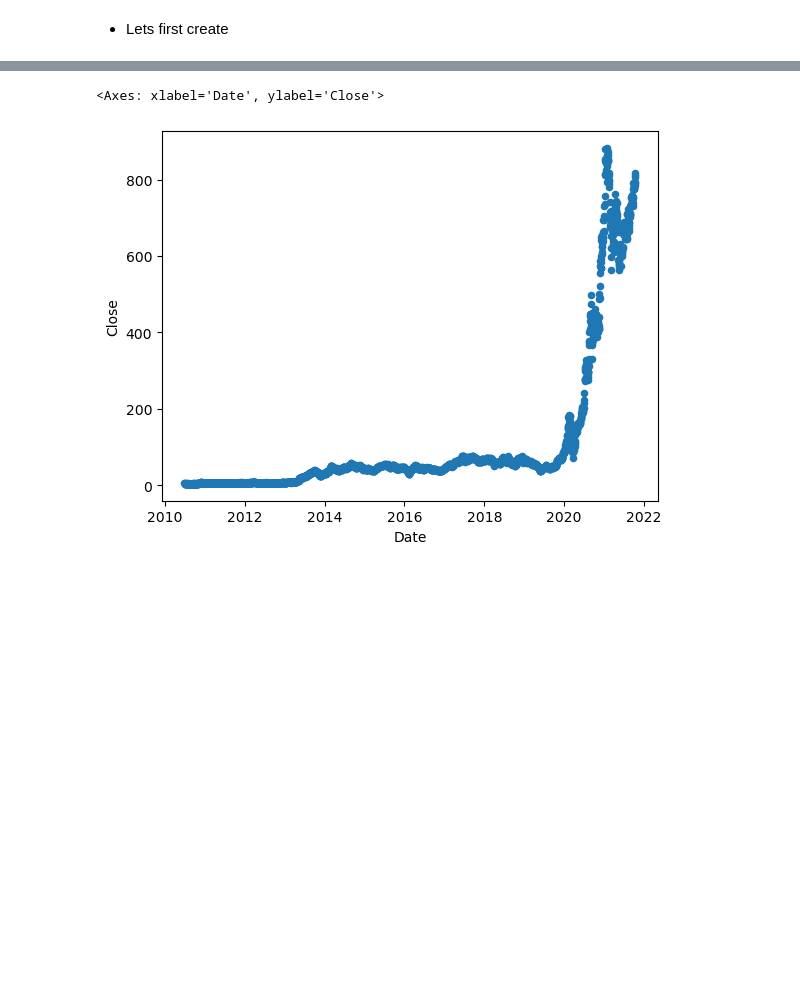
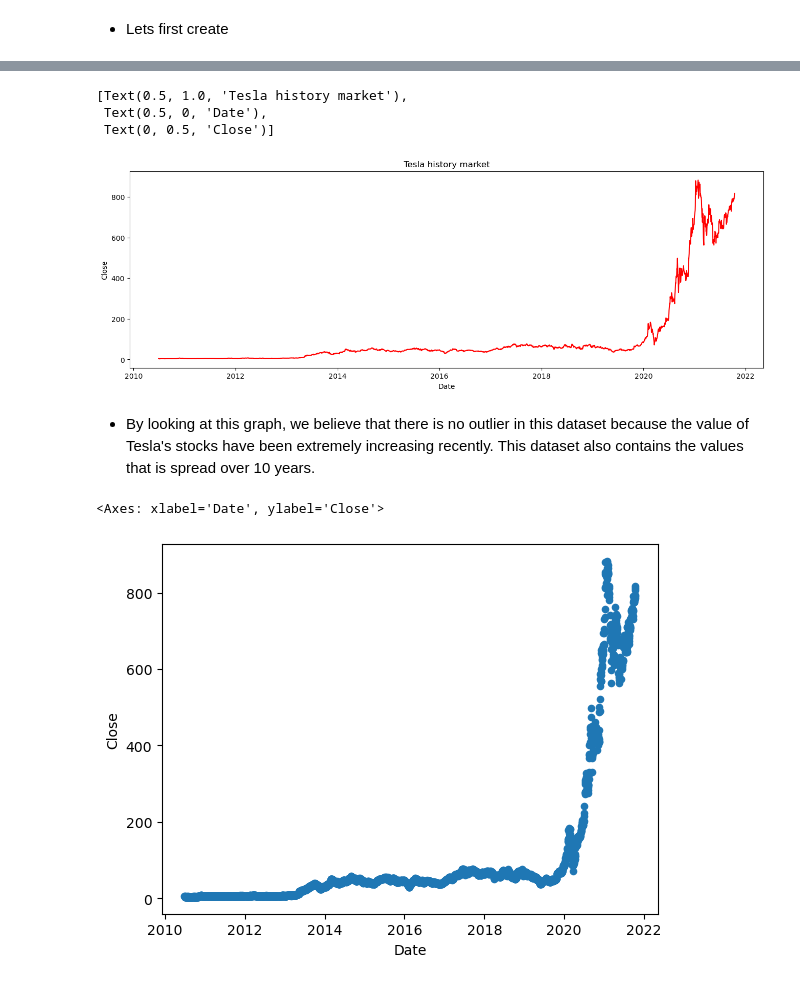
Before and after one commit to Vunguye1/introai-assignment2, a Jupyter notebook: solution.ipynb, the cells around one changed output, grey strips where cells are left out. Drawn from its saved outputs; the diff is of its cells as text; code cells hidden in the pictures; blank space fills up the shorter version.

```diff
--- a/solution.ipynb
+++ b/solution.ipynb
@@ -45,6 +19,0 @@ corr.style.background_gradient(cmap="coolwarm")
-# %%
-# we drop the "Volume" column
-
-df.drop(columns="Volume", inplace=True)
-
-df.head()
@@ -60,9 +22,2 @@ df.head()
 # %% [markdown]
 - Lets first create
-# %%
-df["Date"] = pd.to_datetime(df['Date'])
-
-# create time stamp to for linear regression later
-df["ts"] = df.Date.values.astype(np.int64)
-
-df.head()
@@ -76,3 +53,18 @@ df.head()
+# %%
+X = df['Date']
+y = df['Close']
+
+
+plt.figure(figsize=(16,5), dpi=100)
+plt.plot(X, y, color="red")
+plt.gca().set(title= "Tesla history market", xlabel="Date", ylabel="Close")
+# %% [output]
+[Text(0.5, 1.0, 'Tesla history market'),
+ Text(0.5, 0, 'Date'),
+ Text(0, 0.5, 'Close')]
+[figure, added]
+# %% [markdown]
+- By looking at this graph, we believe that there is no outlier in this dataset because the value of Tesla's stocks have been extremely increasing recently. This dataset also contains the values that is spread over 10 years.
 # %%
 df.plot.scatter(x='Date', y = 'Close')
 # %% [output]
```
Also changed, not shown: parts of 21 cells of this notebook.
